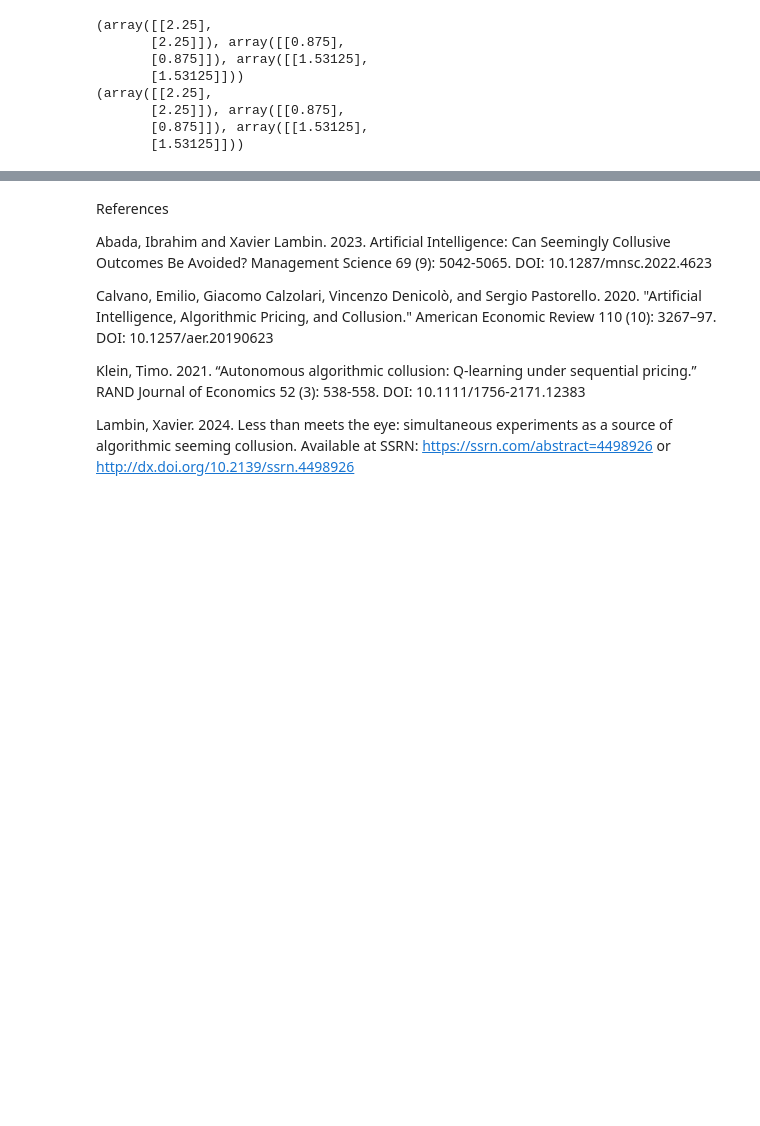
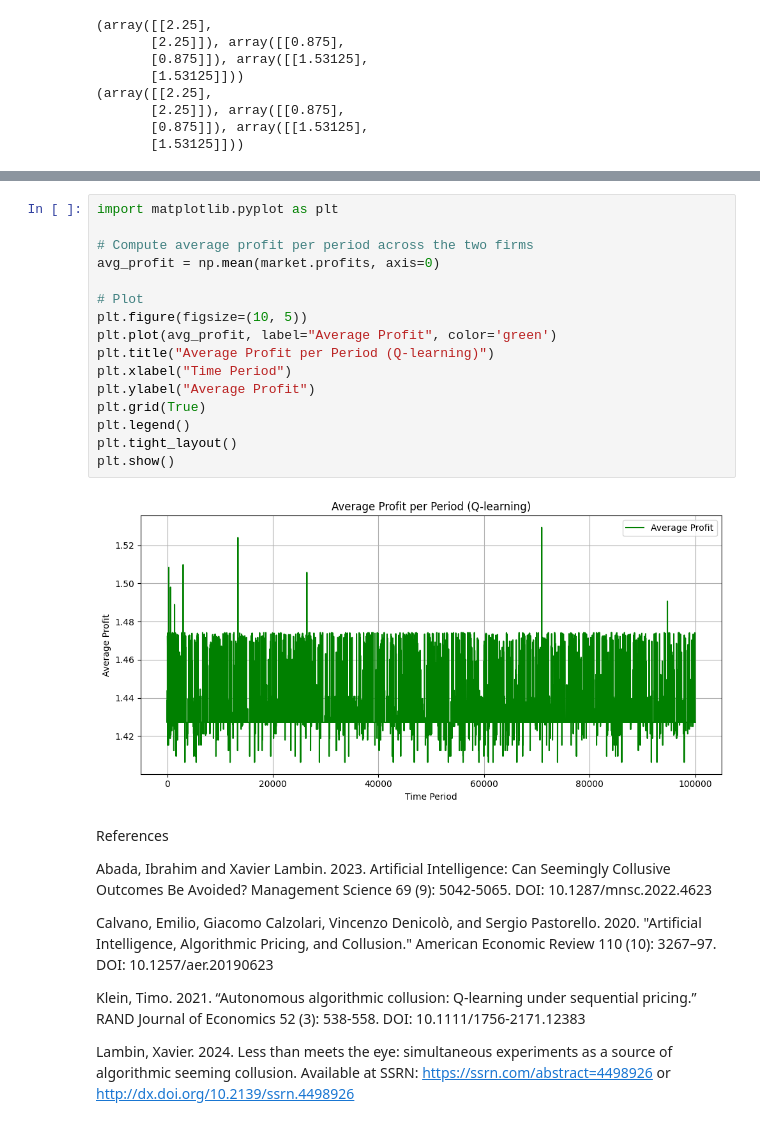
Before and after one commit to anuscabc/algorithmic_collusion_python_practical, a Jupyter notebook: solutions.ipynb, the cells around one changed output, grey strips where cells are left out. Cells and saved outputs as stored; diff of their text form; blank space fills up the shorter version.

```diff
--- a/solutions.ipynb
+++ b/solutions.ipynb
@@ -307,3 +393,21 @@ Implement a Q-learning algorithm.
+# %%
+import matplotlib.pyplot as plt
+
+# Compute average profit per period across the two firms
+avg_profit = np.mean(market.profits, axis=0)
+
+# Plot
+plt.figure(figsize=(10, 5))
+plt.plot(avg_profit, label="Average Profit", color='green')
+plt.title("Average Profit per Period (Q-learning)")
+plt.xlabel("Time Period")
+plt.ylabel("Average Profit")
+plt.grid(True)
+plt.legend()
+plt.tight_layout()
+plt.show()
+# %% [output]
+[figure, added]
 # %% [markdown]
 References
 
```
Also changed, not shown: parts of 4 cells of this notebook.
